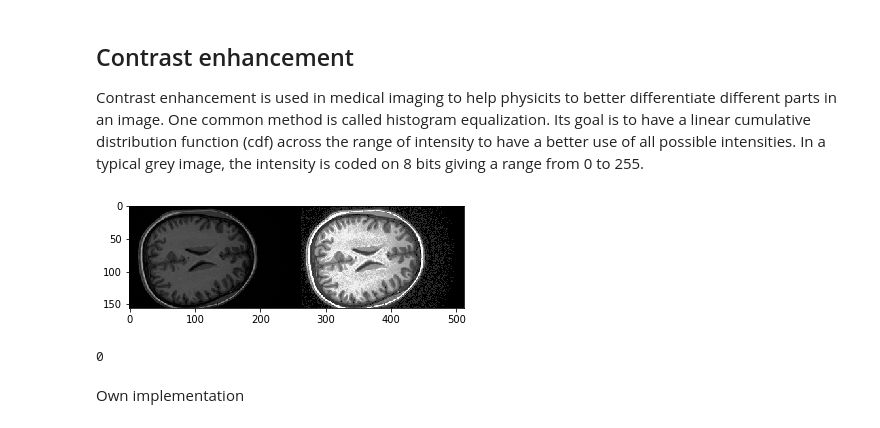
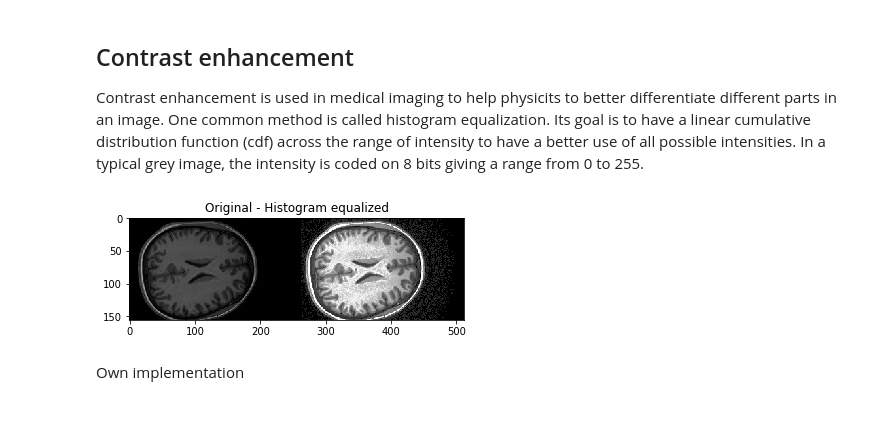
Before and after one commit to nathan-14200/wsbim2243, a Jupyter notebook: Segmentation.ipynb, the cells around one changed output. Cells and saved outputs as stored; diff of their text form; code cells hidden in the pictures.

```diff
--- a/Segmentation.ipynb
+++ b/Segmentation.ipynb
@@ -64,18 +70,17 @@ One common method is called histogram equalization. Its goal is to have a linear
 # %%
 #https://opencv-python-tutroals.readthedocs.io/en/latest/py_tutorials/py_imgproc/py_histograms/py_histogram_equalization/py_histogram_equalization.html
 
 grey_im = (data*(255/data.max())).astype(np.uint8)
 
 img = grey_im[:,:,190]
 equ = cv2.equalizeHist(img)
 res = np.hstack((img,equ)) #stacking images side-by-side
 
 plt.imshow(res, cmap='gray')
+plt.title('Original - Histogram equalized')
 plt.show()
-print(img[20][200])
 # %% [output]
-[figure, old version]
+[figure, new version]
-0
 # %% [markdown]
 Own implementation
 # %%
```
Also changed, not shown: parts of 31 cells of this notebook, 5 other files.
